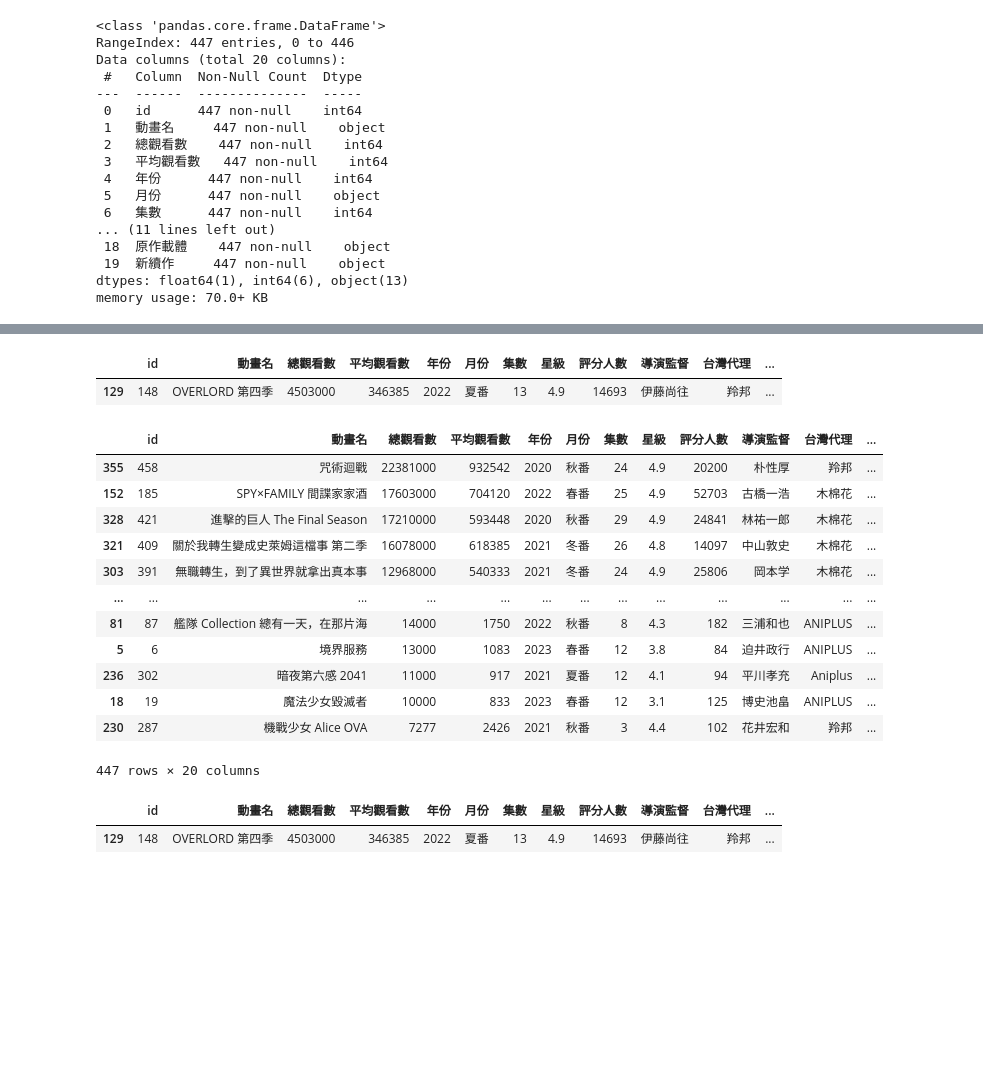
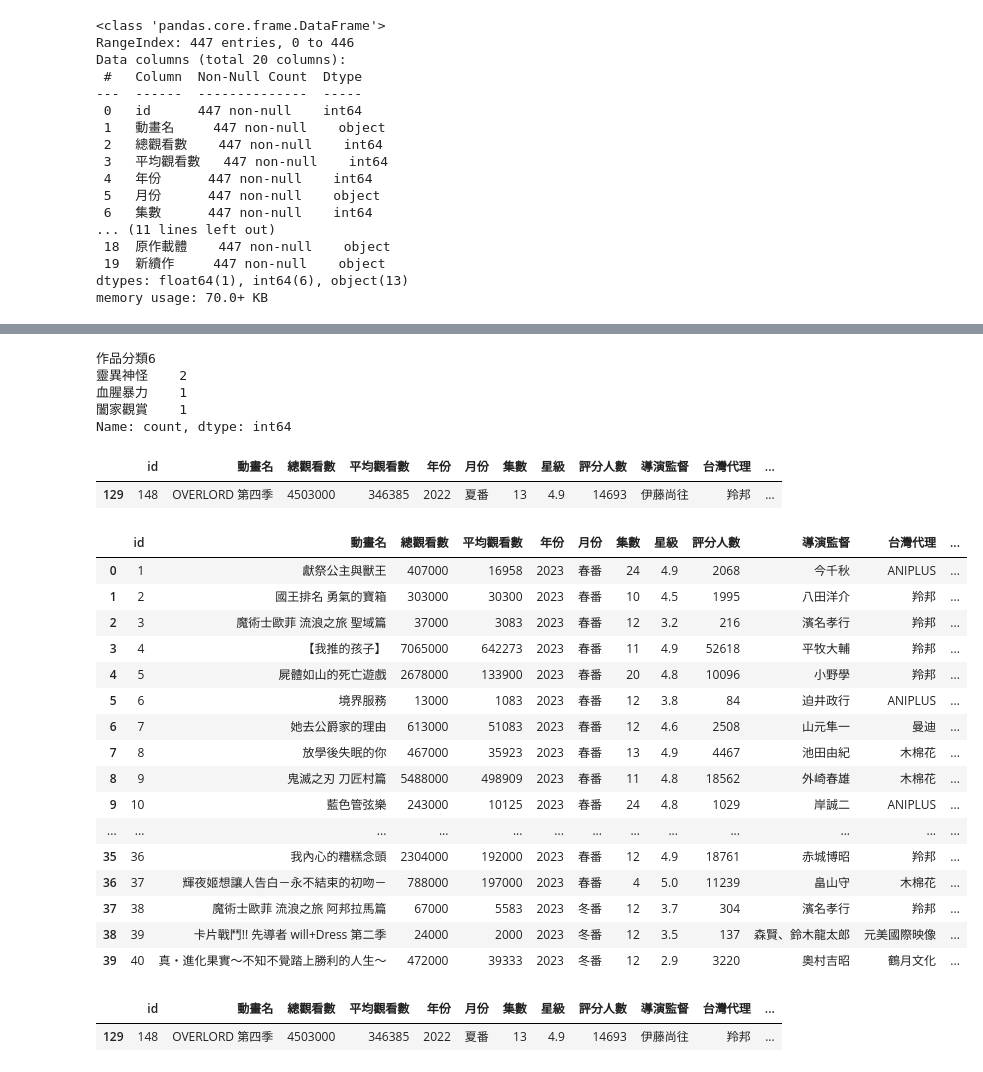
Before and after one commit to hsiaoyt0923/Anime_View_Number_Regression, a Jupyter notebook: visualize.ipynb, the cells around one changed output, grey strips where cells are left out. Saved outputs shown, nothing was run; the diff lists cells and outputs as text; code cells hidden in the pictures; blank space fills up the shorter version.

```diff
--- a/visualize.ipynb
+++ b/visualize.ipynb
@@ -79,24 +157,37 @@ print(df['作品分類6'].unique())
+# %%
+df['作品分類6'].value_counts()
+# %% [output]
+作品分類6
+靈異神怪    2
+血腥暴力    1
+闔家觀賞    1
+Name: count, dtype: int64
 # %%
 df.loc[df['動畫名'] == 'OVERLORD 第四季']
 # %% [output]
 |  | id | 動畫名 | 總觀看數 | 平均觀看數 | 年份 | 月份 | 集數 | 星級 | 評分人數 | 導演監督 | 台灣代理 | ... |
 | 129 | 148 | OVERLORD 第四季 | 4503000 | 346385 | 2022 | 夏番 | 13 | 4.9 | 14693 | 伊藤尚往 | 羚邦 | ... |
-# %%
-df.sort_values('總觀看數', ascending=False)
-# %% [output]
-|  | id | 動畫名 | 總觀看數 | 平均觀看數 | 年份 | 月份 | 集數 | 星級 | 評分人數 | 導演監督 | 台灣代理 | ... |
-| 355 | 458 | 咒術迴戰 | 22381000 | 932542 | 2020 | 秋番 | 24 | 4.9 | 20200 | 朴性厚 | 羚邦 | ... |
-| 152 | 185 | SPY×FAMILY 間諜家家酒 | 17603000 | 704120 | 2022 | 春番 | 25 | 4.9 | 52703 | 古橋一浩 | 木棉花 | ... |
-| 328 | 421 | 進擊的巨人 The Final Season | 17210000 | 593448 | 2020 | 秋番 | 29 | 4.9 | 24841 | 林祐一郎 | 木棉花 | ... |
-| 321 | 409 | 關於我轉生變成史萊姆這檔事 第二季 | 16078000 | 618385 | 2021 | 冬番 | 26 | 4.8 | 14097 | 中山敦史 | 木棉花 | ... |
-| 303 | 391 | 無職轉生，到了異世界就拿出真本事 | 12968000 | 540333 | 2021 | 冬番 | 24 | 4.9 | 25806 | 岡本学 | 木棉花 | ... |
-| ... | ... | ... | ... | ... | ... | ... | ... | ... | ... | ... | ... | ... |
-| 81 | 87 | 艦隊 Collection 總有一天，在那片海 | 14000 | 1750 | 2022 | 秋番 | 8 | 4.3 | 182 | 三浦和也 | ANIPLUS | ... |
-| 5 | 6 | 境界服務 | 13000 | 1083 | 2023 | 春番 | 12 | 3.8 | 84 | 迫井政行 | ANIPLUS | ... |
-| 236 | 302 | 暗夜第六感 2041 | 11000 | 917 | 2021 | 夏番 | 12 | 4.1 | 94 | 平川孝充 | Aniplus | ... |
-| 18 | 19 | 魔法少女毀滅者 | 10000 | 833 | 2023 | 春番 | 12 | 3.1 | 125 | 博史池畠 | ANIPLUS | ... |
-| 230 | 287 | 機戰少女 Alice OVA | 7277 | 2426 | 2021 | 秋番 | 3 | 4.4 | 102 | 花井宏和 | 羚邦 | ... |
-447 rows × 20 columns
+# %%
+df.sort_values('作品分類1')
+df.head(40)
+# %% [output]
+|  | id | 動畫名 | 總觀看數 | 平均觀看數 | 年份 | 月份 | 集數 | 星級 | 評分人數 | 導演監督 | 台灣代理 | ... |
+| 0 | 1 | 獻祭公主與獸王 | 407000 | 16958 | 2023 | 春番 | 24 | 4.9 | 2068 | 今千秋 | ANIPLUS | ... |
+| 1 | 2 | 國王排名 勇氣的寶箱 | 303000 | 30300 | 2023 | 春番 | 10 | 4.5 | 1995 | 八田洋介 | 羚邦 | ... |
+| 2 | 3 | 魔術士歐菲 流浪之旅 聖域篇 | 37000 | 3083 | 2023 | 春番 | 12 | 3.2 | 216 | 濱名孝行 | 羚邦 | ... |
+| 3 | 4 | 【我推的孩子】 | 7065000 | 642273 | 2023 | 春番 | 11 | 4.9 | 52618 | 平牧大輔 | 羚邦 | ... |
+| 4 | 5 | 屍體如山的死亡遊戲 | 2678000 | 133900 | 2023 | 春番 | 20 | 4.8 | 10096 | 小野學 | 羚邦 | ... |
+| 5 | 6 | 境界服務 | 13000 | 1083 | 2023 | 春番 | 12 | 3.8 | 84 | 迫井政行 | ANIPLUS | ... |
+| 6 | 7 | 她去公爵家的理由 | 613000 | 51083 | 2023 | 春番 | 12 | 4.6 | 2508 | 山元隼一 | 曼迪 | ... |
+| 7 | 8 | 放學後失眠的你 | 467000 | 35923 | 2023 | 春番 | 13 | 4.9 | 4467 | 池田由紀 | 木棉花 | ... |
+| 8 | 9 | 鬼滅之刃 刀匠村篇 | 5488000 | 498909 | 2023 | 春番 | 11 | 4.8 | 18562 | 外崎春雄 | 木棉花 | ... |
+| 9 | 10 | 藍色管弦樂 | 243000 | 10125 | 2023 | 春番 | 24 | 4.8 | 1029 | 岸誠二 | ANIPLUS | ... |
+| ... | ... | ... | ... | ... | ... | ... | ... | ... | ... | ... | ... | ... |
+| 35 | 36 | 我內心的糟糕念頭 | 2304000 | 192000 | 2023 | 春番 | 12 | 4.9 | 18761 | 赤城博昭 | 羚邦 | ... |
+| 36 | 37 | 輝夜姬想讓人告白－永不結束的初吻－ | 788000 | 197000 | 2023 | 春番 | 4 | 5.0 | 11239 | 畠山守 | 木棉花 | ... |
+| 37 | 38 | 魔術士歐菲 流浪之旅 阿邦拉馬篇 | 67000 | 5583 | 2023 | 冬番 | 12 | 3.7 | 304 | 濱名孝行 | 羚邦 | ... |
+| 38 | 39 | 卡片戰鬥!! 先導者 will+Dress 第二季 | 24000 | 2000 | 2023 | 冬番 | 12 | 3.5 | 137 | 森賢、鈴木龍太郎 | 元美國際映像 | ... |
+| 39 | 40 | 真・進化果實～不知不覺踏上勝利的人生～ | 472000 | 39333 | 2023 | 冬番 | 12 | 2.9 | 3220 | 奧村吉昭 | 鶴月文化 | ... |
 # %%
 df[df['動畫名'] == 'OVERLORD 第四季']
 # %% [output]
```
Also changed, not shown: parts of 8 cells of this notebook, 1 other file.
